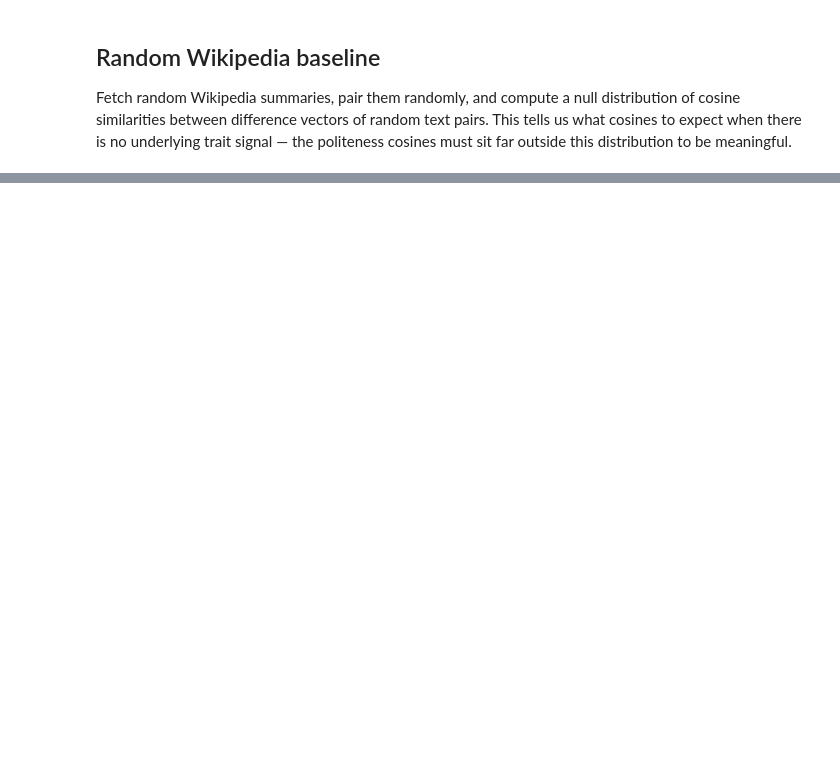
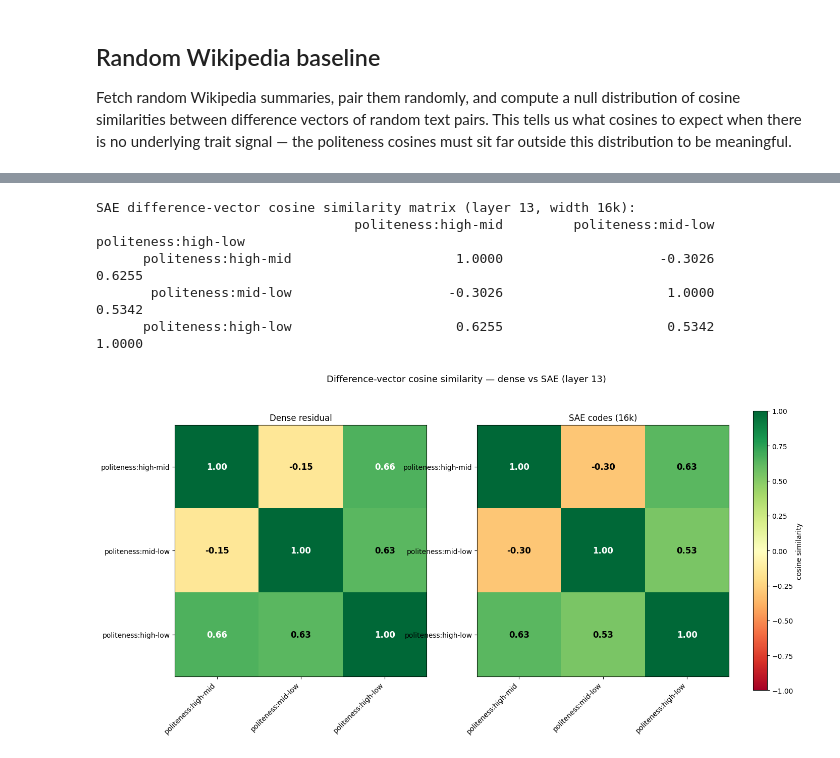
Before and after one commit to gbettineschi/llm-behaviour-intensity-representation, a Jupyter notebook: src/notebooks/003_0405_braico.ipynb, the cells around one changed output, grey strips where cells are left out. Drawn from its saved outputs; the diff is of its cells as text; code cells hidden in the pictures; blank space fills up the shorter version.

```diff
--- a/src/notebooks/003_0405_braico.ipynb
+++ b/src/notebooks/003_0405_braico.ipynb
@@ -374,0 +499,14 @@ plt.show()
+# %%
+sae_13 = load_gemma_scope_sae(LAYER, device, SAE_WIDTH)
+print(f'Loaded SAE  layer={LAYER}  width={SAE_WIDTH}  d_in={sae_13.cfg.d_in}  d_sae={sae_13.cfg.d_sae}')
+
+sae_acts_13, sae_l0_13 = encode_with_sae_one_layer(
+    samples, model, tokenizer, LAYER, sae_13, device
+)
+sae_abl_13 = acts_by_level_from_dict(sae_acts_13, levels_present)
+print(f'Mean per-token L0 (active features / token): {sae_l0_13:.1f}')
+
+sae_metrics_13 = ordinal_linearity_metrics(sae_abl_13, levels_present)
+print(f'\nLayer {LAYER} — SAE (sparse) linearity metrics:')
+for k, v in sae_metrics_13.items():
+    print(f'  {k:>20}: {v:+.4f}      (dense: {metrics_13[k]:+.4f})')
@@ -374,0 +523,34 @@ plt.show()
+# %%
+sae_diffs_13 = compute_difference_vectors(sae_acts_13, TRAITS_CFG)
+sae_labels, sae_matrix = similarity_matrix(sae_diffs_13)
+
+print(f'SAE difference-vector cosine similarity matrix (layer {LAYER}, width {SAE_WIDTH}):')
+header = f"{'':>25}" + "".join(f"{l:>27}" for l in sae_labels)
+print(header)
+for i, li in enumerate(sae_labels):
+    row = f"{li:>25}" + "".join(f"{sae_matrix[i, j]:>27.4f}" for j in range(len(sae_labels)))
+    print(row)
+
+n = len(sae_labels)
+cell = 2.4
+fig, axes = plt.subplots(1, 2, figsize=(max(13, n * cell * 2 + 1), max(5, n * cell)))
+for ax, mat, title in zip(axes, [matrix, sae_matrix], ['Dense residual', f'SAE codes ({SAE_WIDTH})']):
+    im = ax.imshow(mat, vmin=-1, vmax=1, cmap='RdYlGn')
+    ax.set_xticks(range(n)); ax.set_yticks(range(n))
+    ax.set_xticklabels(sae_labels, rotation=45, ha='right', fontsize=10)
+    ax.set_yticklabels(sae_labels, fontsize=10)
+    for i, j in itertools.product(range(n), range(n)):
+        color = 'white' if abs(mat[i, j]) > 0.65 else 'black'
+        ax.text(j, i, f'{mat[i, j]:.2f}', ha='center', va='center',
+                fontsize=12, fontweight='bold', color=color)
+    ax.set_title(title, fontsize=12)
+fig.colorbar(im, ax=axes.ravel().tolist(), fraction=0.04, pad=0.04, label='cosine similarity')
+fig.suptitle(f'Difference-vector cosine similarity — dense vs SAE (layer {LAYER})', fontsize=13)
+plt.show()
+# %% [output]
+SAE difference-vector cosine similarity matrix (layer 13, width 16k):
+                                 politeness:high-mid         politeness:mid-low        politeness:high-low
+      politeness:high-mid                     1.0000                    -0.3026                     0.6255
+       politeness:mid-low                    -0.3026                     1.0000                     0.5342
+      politeness:high-low                     0.6255                     0.5342                     1.0000
+[figure, added]
```
Also changed, not shown: parts of 32 cells of this notebook.
